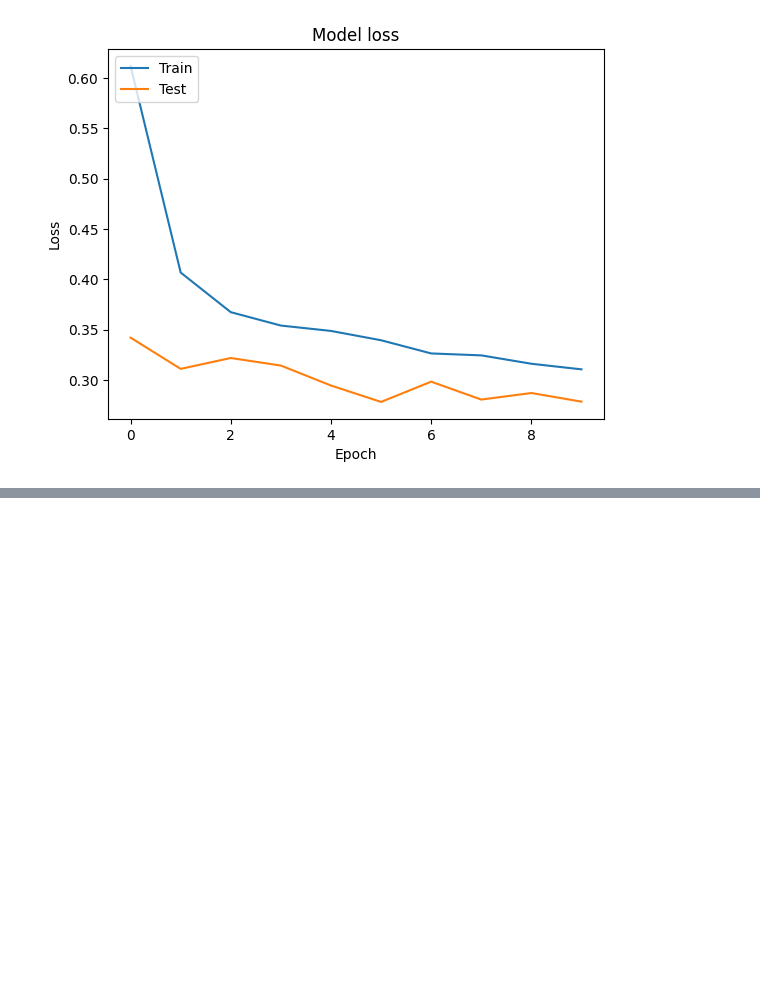
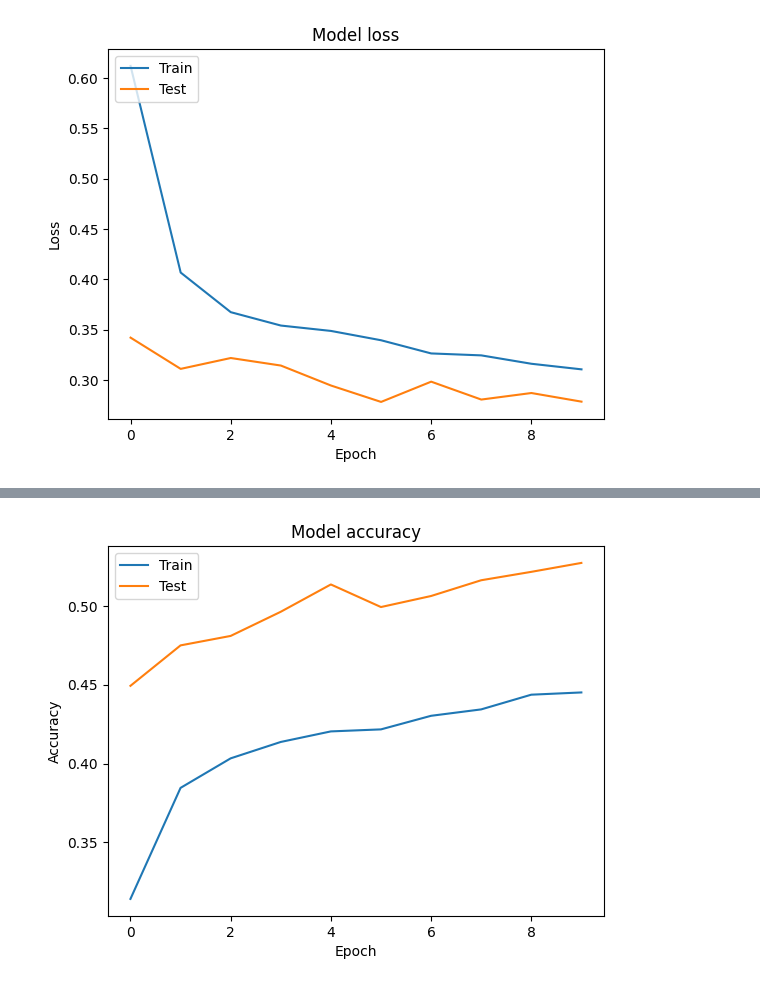
Before and after one commit to kale-sahil/intel-image-classification, a Jupyter notebook: Copy_of_Intel_Classification_Dataset.ipynb, the cells around one changed output, grey strips where cells are left out. Cells and saved outputs as stored; diff of their text form; code cells hidden in the pictures; blank space fills up the shorter version.

```diff
--- a/Copy_of_Intel_Classification_Dataset.ipynb
+++ b/Copy_of_Intel_Classification_Dataset.ipynb
@@ -908,0 +920,7 @@ model_mob.save("mobilenet_v2.h5")
+# %%
+#prepare a directory of images for testing
+test_generator3 = test_datagen.flow_from_directory("/content/seg_test/seg_test",
+                                                 target_size = (224, 224),
+                                                 batch_size = 128,
+                                                 class_mode = 'sparse'
+                                                 )
@@ -908,0 +942,23 @@ model_mob.save("mobilenet_v2.h5")
+# %%
+model_vgg = Models.Sequential()
+
+model_vgg.add(Layers.Flatten())
+model_vgg.add(Layers.Dense(250, activation='relu'))
+model_vgg.add(Layers.Dropout(0.5))
+# O/P Layer 6 becuase - 6 classes
+model_vgg.add(Layers.Dense(6, activation='softmax'))
+
+# compiling the model and adding the Optimizer
+model_vgg.compile(loss='sparse_categorical_crossentropy', optimizer = Optimizer.Nadam(learning_rate = 2e-5), metrics=['accuracy'])
+# %%
+# defining early stopping
+early_stopping=EarlyStopping(monitor='val_loss',patience=5,restore_best_weights=True)
+# %%
+# fitting the model
+trained__model_vgg = model_vgg.fit(train_generator3,
+                                     validation_data=test_generator3,
+                                     epochs=10,
+                                     steps_per_epoch=len(train_generator3),
+                                     validation_steps=len(test_generator3),
+                                     callbacks=early_stopping
+                                     )
@@ -908,0 +986,4 @@ model_mob.save("mobilenet_v2.h5")
+# %%
+model_accuracy(trained__model_vgg)
+# %% [output]
+[figure, added]
```
Also changed, not shown: parts of 8 cells of this notebook.
